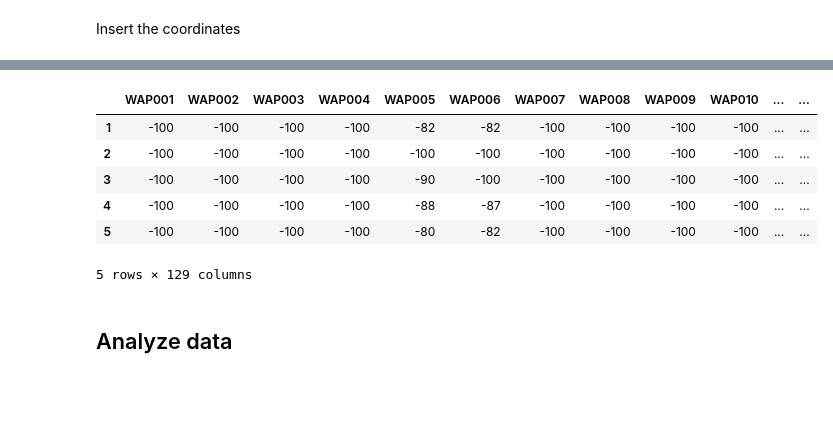
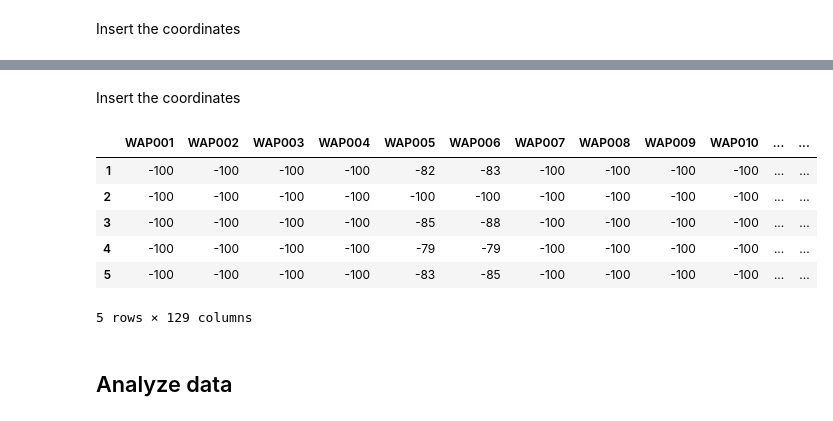
Before and after one commit to diegoisla/indoor_localization_system_with_smartdevices, a Jupyter notebook: src/notebooks/eda.ipynb, the cells around one changed output, grey strips where cells are left out. Saved outputs shown, nothing was run; the diff lists cells and outputs as text; code cells hidden in the pictures; blank space fills up the shorter version.

```diff
--- a/src/notebooks/eda.ipynb
+++ b/src/notebooks/eda.ipynb
@@ -241,0 +332,6 @@ points_df
+# %%
+m2_wifi_df = pd.read_csv(RAW_DATA_PATH + 'measure2_smartphone_wifi.csv',
+                              header=None, names=col)
+m2_wifi_df.index.name = 'id'
+m2_wifi_df.index = range(1,326)
+m2_wifi_df.head(100)
@@ -242,15 +365,17 @@ points_df
+# %% [markdown]
+Insert the coordinates
 # %%
-m1_wifi_df['x'] = [points_df.loc[id, 'X'] for id in m1_wifi_df.index]
-m1_wifi_df['y'] = [points_df.loc[id, 'Y'] for id in m1_wifi_df.index]
+m2_wifi_df['x'] = [points_df.loc[id, 'X'] for id in m2_wifi_df.index]
+m2_wifi_df['y'] = [points_df.loc[id, 'Y'] for id in m2_wifi_df.index]
 # %%
-m1_wifi_df.head()
+m2_wifi_df.head()
 # %% [output]
 |  | WAP001 | WAP002 | WAP003 | WAP004 | WAP005 | WAP006 | WAP007 | WAP008 | WAP009 | WAP010 | ... | ... |
-| 1 | -100 | -100 | -100 | -100 | -82 | -82 | -100 | -100 | -100 | -100 | ... | ... |
+| 1 | -100 | -100 | -100 | -100 | -82 | -83 | -100 | -100 | -100 | -100 | ... | ... |
 | 2 | -100 | -100 | -100 | -100 | -100 | -100 | -100 | -100 | -100 | -100 | ... | ... |
-| 3 | -100 | -100 | -100 | -100 | -90 | -100 | -100 | -100 | -100 | -100 | ... | ... |
-| 4 | -100 | -100 | -100 | -100 | -88 | -87 | -100 | -100 | -100 | -100 | ... | ... |
-| 5 | -100 | -100 | -100 | -100 | -80 | -82 | -100 | -100 | -100 | -100 | ... | ... |
+| 3 | -100 | -100 | -100 | -100 | -85 | -88 | -100 | -100 | -100 | -100 | ... | ... |
+| 4 | -100 | -100 | -100 | -100 | -79 | -79 | -100 | -100 | -100 | -100 | ... | ... |
+| 5 | -100 | -100 | -100 | -100 | -83 | -85 | -100 | -100 | -100 | -100 | ... | ... |
 5 rows × 129 columns
 # %% [markdown]
 ## Analyze data
```
Also changed, not shown: parts of 65 cells of this notebook.
